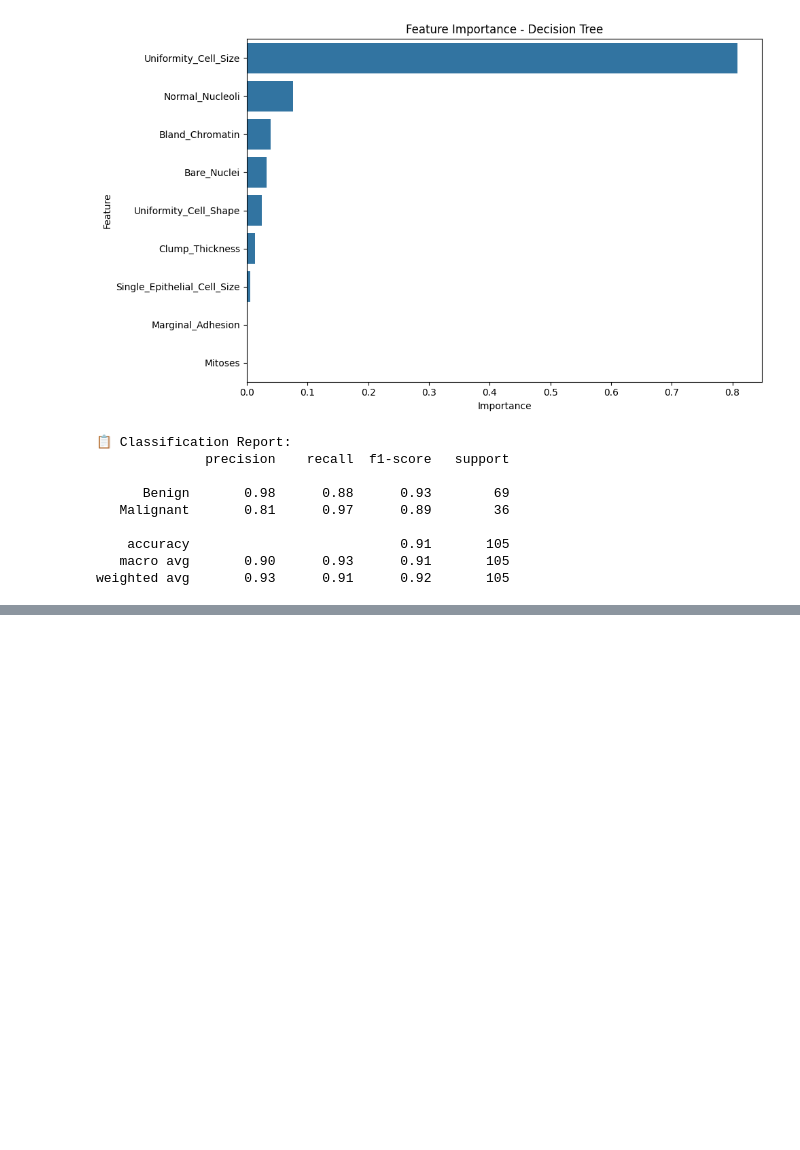
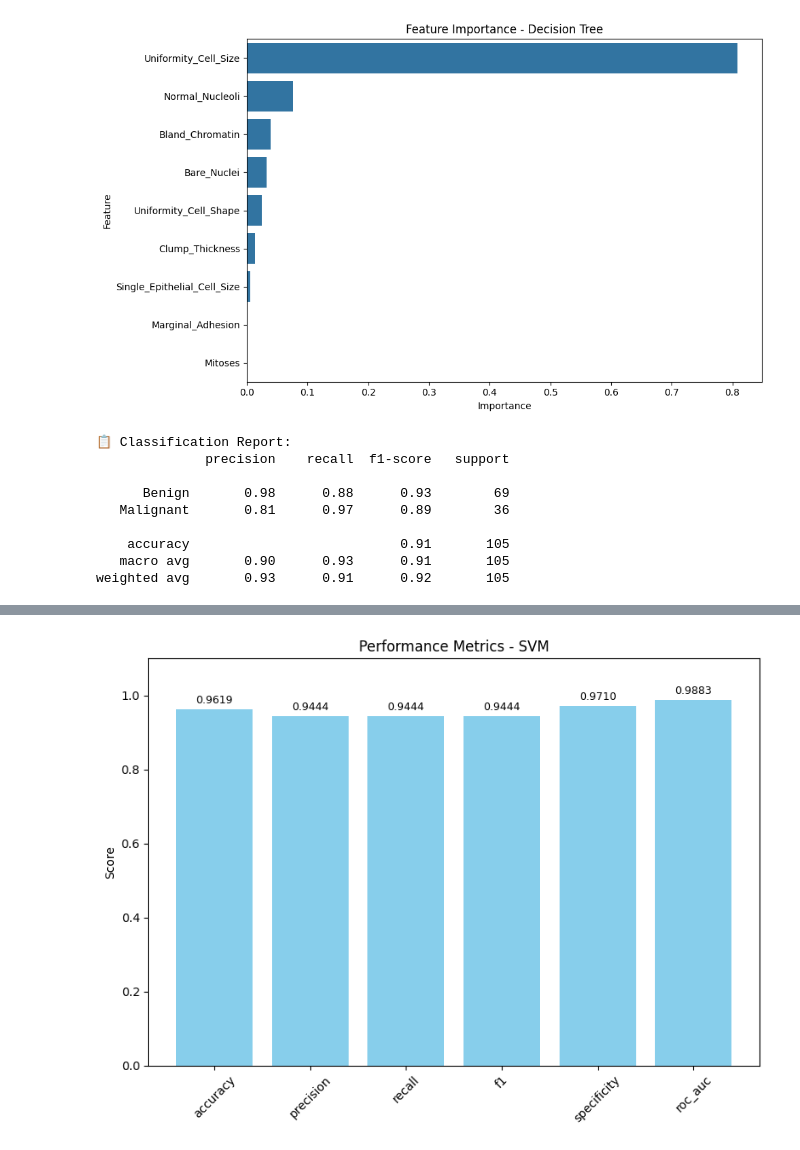
Before and after one commit to Rabia-Akhtr/Data-Science-Project-Breast_Cancer_Classification_ML, a Jupyter notebook: Data_Science_Project.ipynb, the cells around one changed output, grey strips where cells are left out. Saved outputs shown, nothing was run; the diff lists cells and outputs as text; code cells hidden in the pictures; blank space fills up the shorter version.

```diff
--- a/Data_Science_Project.ipynb
+++ b/Data_Science_Project.ipynb
@@ -1138,0 +1285,38 @@ weighted avg       0.93      0.91      0.92       105
+# %%
+def plot_performance_metrics(metrics, model_name="SVM"):
+    """
+    Plots a bar chart for key performance metrics of the model.
+
+    Args:
+        metrics: Dictionary containing evaluation metrics
+        model_name: Name of the model (for title and filename)
+    """
+    import matplotlib.pyplot as plt
+    import os
+
+    os.makedirs('plots', exist_ok=True)
+
+    # Select metrics to plot
+    metrics_to_plot = ['accuracy', 'precision', 'recall', 'f1', 'specificity', 'roc_auc']
+    values = [metrics[m] for m in metrics_to_plot]
+
+    plt.figure(figsize=(8, 6))
+    bars = plt.bar(metrics_to_plot, values, color='skyblue')
+
+    # Add value labels on top of each bar
+    for bar in bars:
+        height = bar.get_height()
+        plt.text(bar.get_x() + bar.get_width()/2., height + 0.01,
+                 f'{height:.4f}', ha='center', va='bottom', fontsize=9)
+
+    plt.ylim(0, 1.1)  # Set y-axis limit a bit higher for label space
+    plt.title(f'Performance Metrics - {model_name}')
+    plt.ylabel('Score')
+    plt.xticks(rotation=45)
+    plt.tight_layout()
+    plt.savefig(f'plots/performance_metrics_{model_name.lower()}.png', dpi=300)
+    plt.show()
+# --- Call it for your SVM model ---
+plot_performance_metrics(svm_metrics, model_name="SVM")
+# %% [output]
+[figure, added]
```
Also changed, not shown: parts of 19 cells of this notebook.
